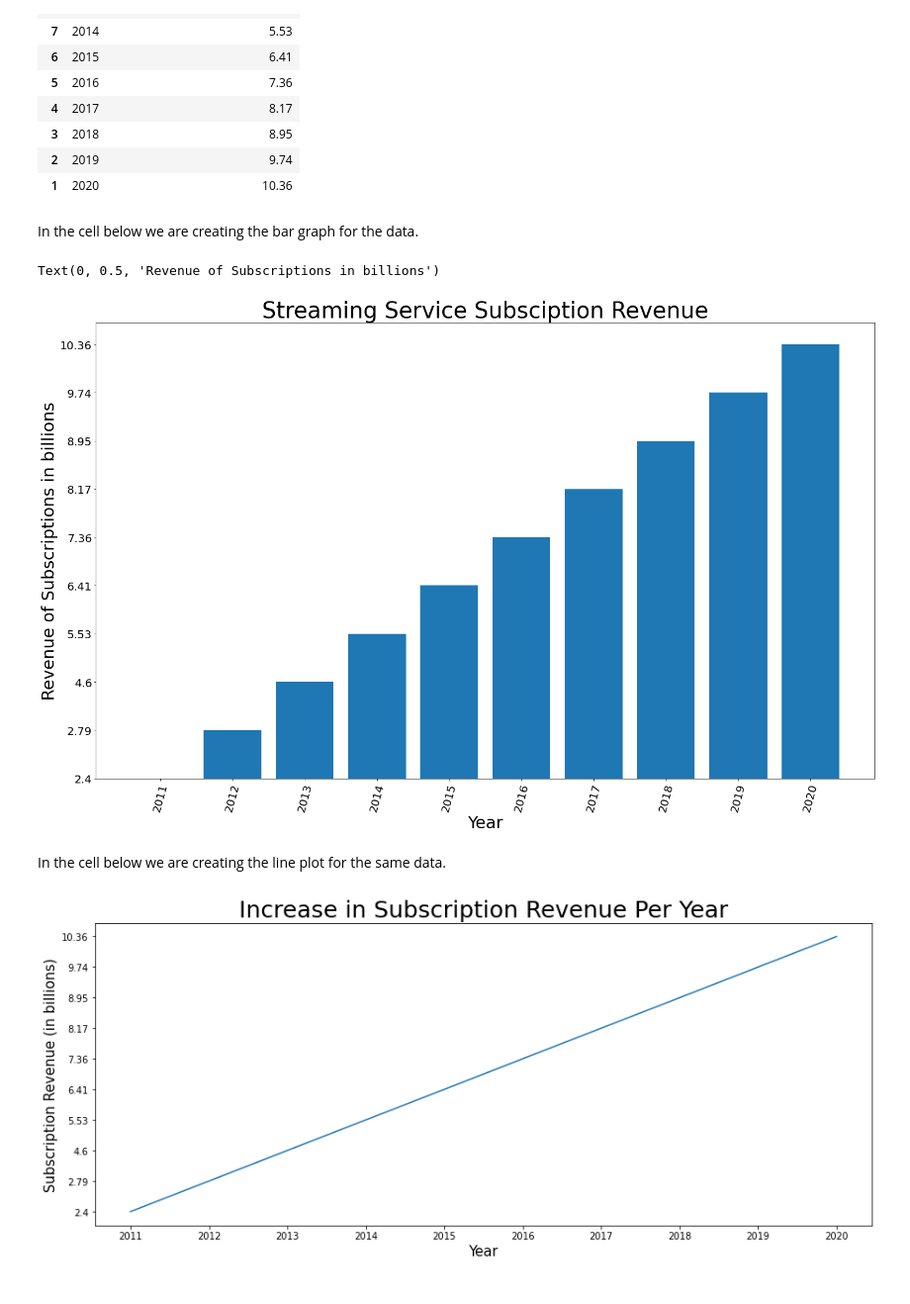
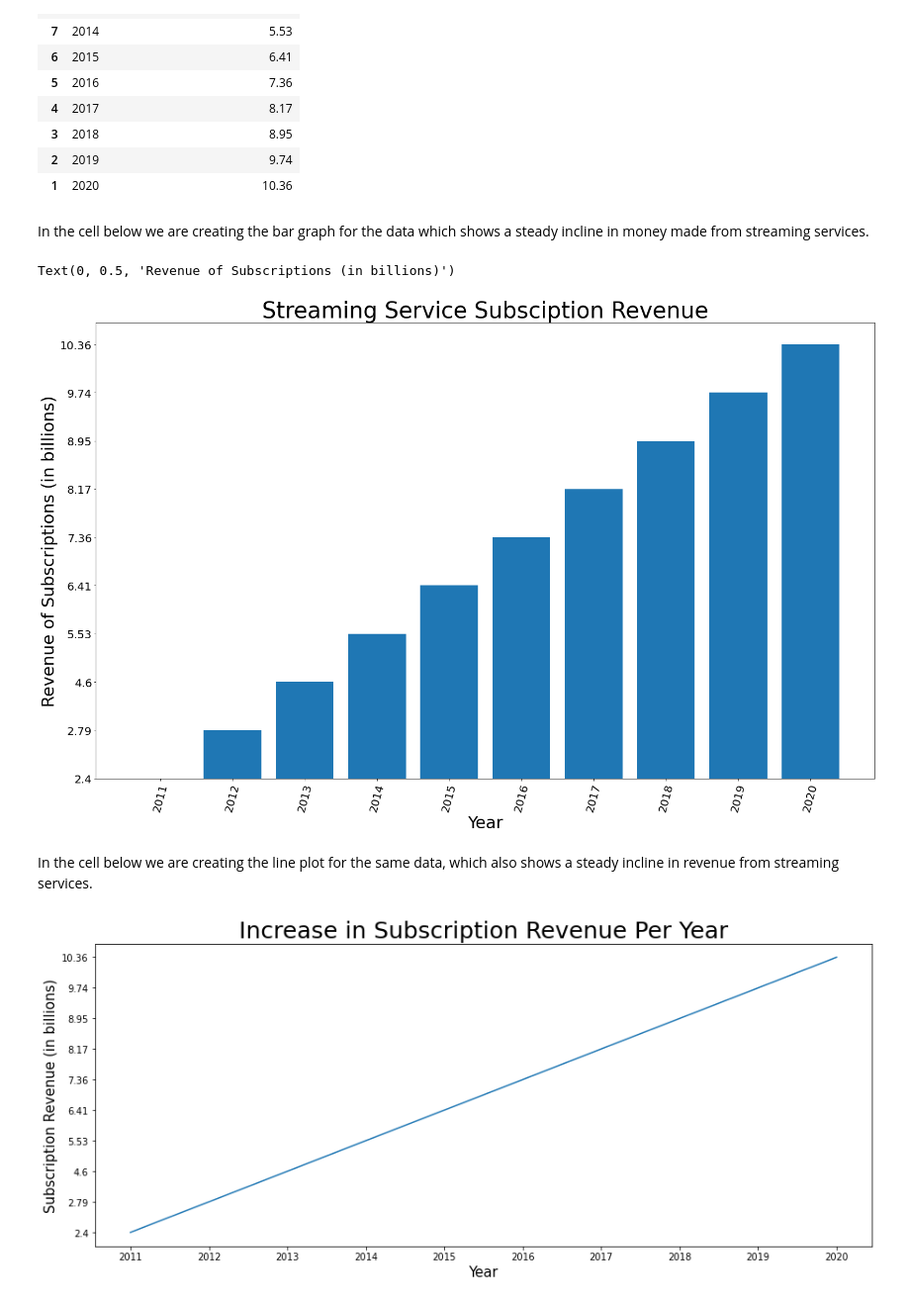
Before and after one commit to cclacey/microsoft_movie_analysis, a Jupyter notebook: create_sql_database.ipynb, the cells around one changed output. Shown: that part at 99% size. Cells and saved outputs as stored; diff of their text form; code cells hidden in the pictures.

```diff
--- a/create_sql_database.ipynb
+++ b/create_sql_database.ipynb
@@ -504,24 +481,24 @@ df3_renamed
 | 2 | 2019 | 9.74 |
 | 1 | 2020 | 10.36 |
 # %% [markdown]
-In the cell below we are creating the bar graph for the data.
+In the cell below we are creating the bar graph for the data which shows a steady incline in money made from streaming services.
 # %%
 x = df3_renamed['Year'].astype(str)
 y = df3_renamed['Subscription revenue in billions'].values
 
 plot_three_fig, plot_three_ax = plt.subplots(figsize=(25,15))
 plot_three_ax.bar(x, y)
 
 plot_three_ax.tick_params(axis='x', labelsize=20, rotation = 75)
 plot_three_ax.tick_params(axis='y', labelsize=20)
 plot_three_ax.set_title('Streaming Service Subsciption Revenue', fontsize=40)
 plot_three_ax.set_xlabel('Year', fontsize=30)
-plot_three_ax.set_ylabel('Revenue of Subscriptions in billions', fontsize=30)
+plot_three_ax.set_ylabel('Revenue of Subscriptions (in billions)', fontsize=30)
 # %% [output]
-Text(0, 0.5, 'Revenue of Subscriptions in billions')
+Text(0, 0.5, 'Revenue of Subscriptions (in billions)')
-[figure, old version]
+[figure, new version]
 # %% [markdown]
-In the cell below  we are creating the line plot for the same data.
+In the cell below  we are creating the line plot for the same data,  which also shows a steady incline in revenue from streaming services.
 # %%
 
 import matplotlib.pyplot as plt
```
Also changed, not shown: parts of 20 cells of this notebook.
